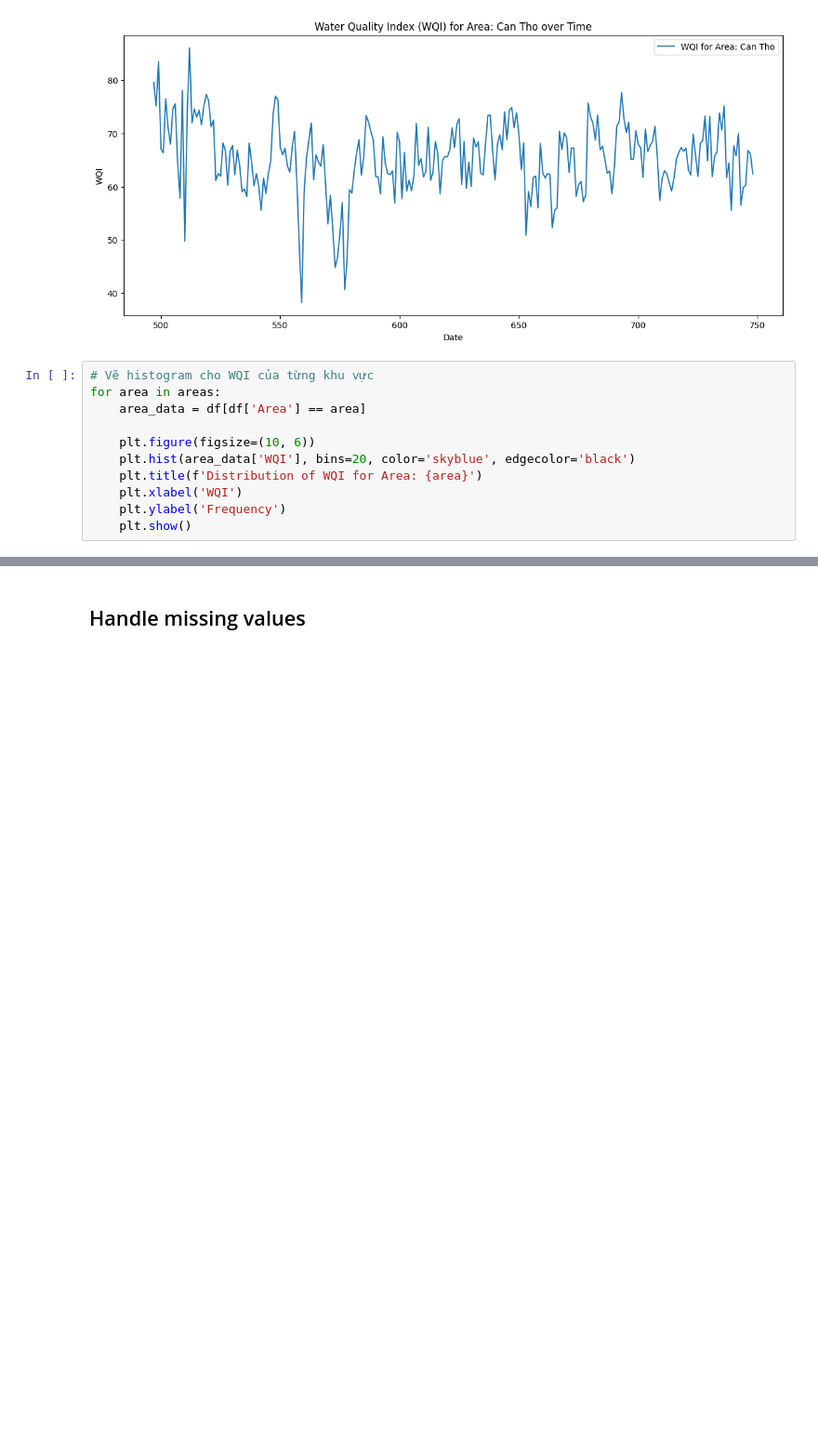
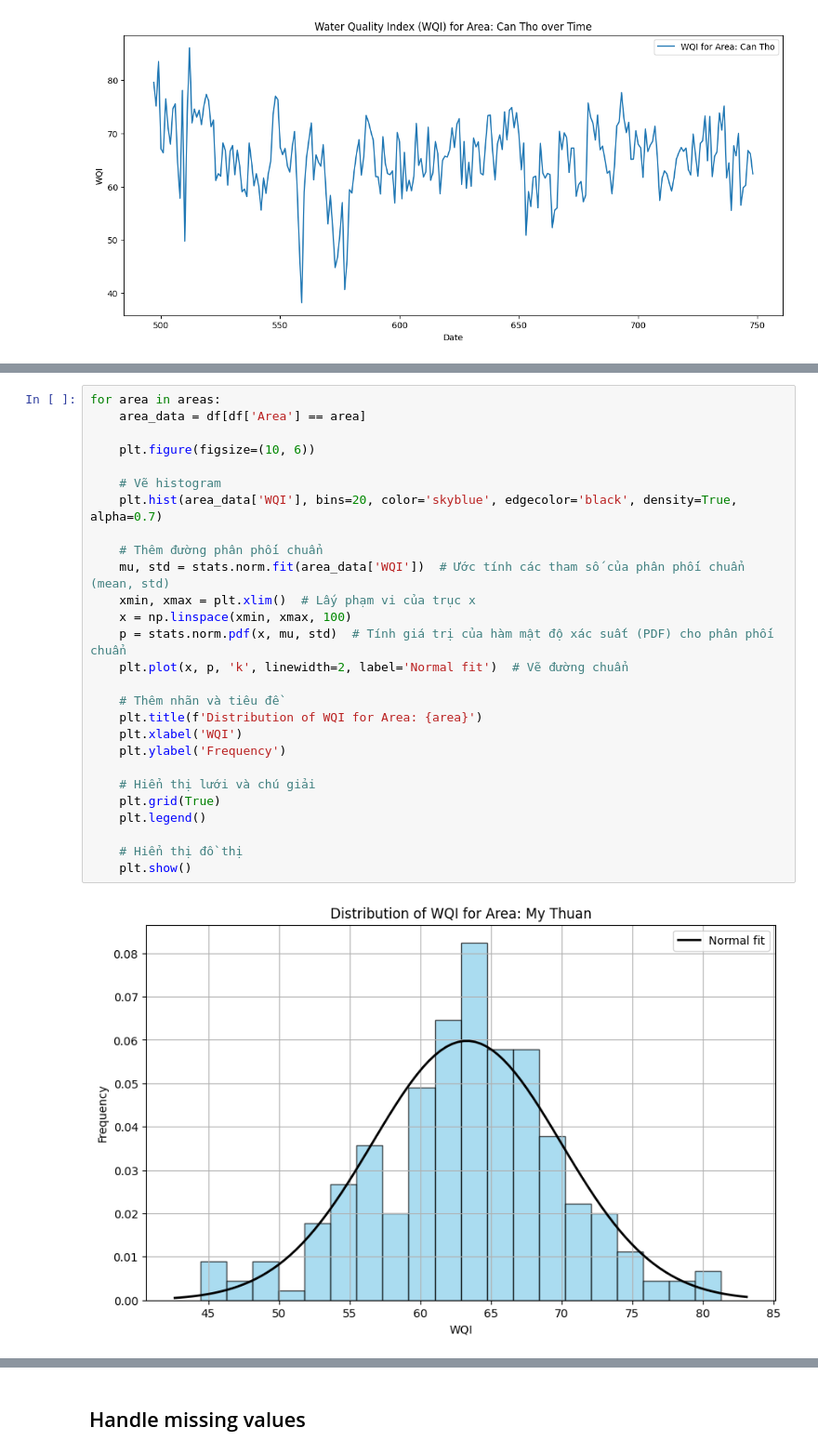
Before and after one commit to Blackan06/Blackan06, a Jupyter notebook: WQI_PREDICT.ipynb, the cells around one changed output, grey strips where cells are left out. Shown at 93% size. Drawn from its saved outputs; the diff is of its cells as text; blank space fills up the shorter version.

```diff
--- a/WQI_PREDICT.ipynb
+++ b/WQI_PREDICT.ipynb
@@ -96,14 +106,3 @@ for area in areas:
 [figure]
 [figure]
 [figure]
-# %%
-# Vẽ histogram cho WQI của từng khu vực
-for area in areas:
-    area_data = df[df['Area'] == area]
-
-    plt.figure(figsize=(10, 6))
-    plt.hist(area_data['WQI'], bins=20, color='skyblue', edgecolor='black')
-    plt.title(f'Distribution of WQI for Area: {area}')
-    plt.xlabel('WQI')
-    plt.ylabel('Frequency')
-    plt.show()
@@ -113,0 +109,29 @@ for area in areas:
+# %%
+for area in areas:
+    area_data = df[df['Area'] == area]
+
+    plt.figure(figsize=(10, 6))
+
+    # Vẽ histogram
+    plt.hist(area_data['WQI'], bins=20, color='skyblue', edgecolor='black', density=True, alpha=0.7)
+
+    # Thêm đường phân phối chuẩn
+    mu, std = stats.norm.fit(area_data['WQI'])  # Ước tính các tham số của phân phối chuẩn (mean, std)
+    xmin, xmax = plt.xlim()  # Lấy phạm vi của trục x
+    x = np.linspace(xmin, xmax, 100)
+    p = stats.norm.pdf(x, mu, std)  # Tính giá trị của hàm mật độ xác suất (PDF) cho phân phối chuẩn
+    plt.plot(x, p, 'k', linewidth=2, label='Normal fit')  # Vẽ đường chuẩn
+
+    # Thêm nhãn và tiêu đề
+    plt.title(f'Distribution of WQI for Area: {area}')
+    plt.xlabel('WQI')
+    plt.ylabel('Frequency')
+
+    # Hiển thị lưới và chú giải
+    plt.grid(True)
+    plt.legend()
+
+    # Hiển thị đồ thị
+    plt.show()
+# %% [output]
+[figure, added]
```
Also changed, not shown: parts of 21 cells of this notebook.
